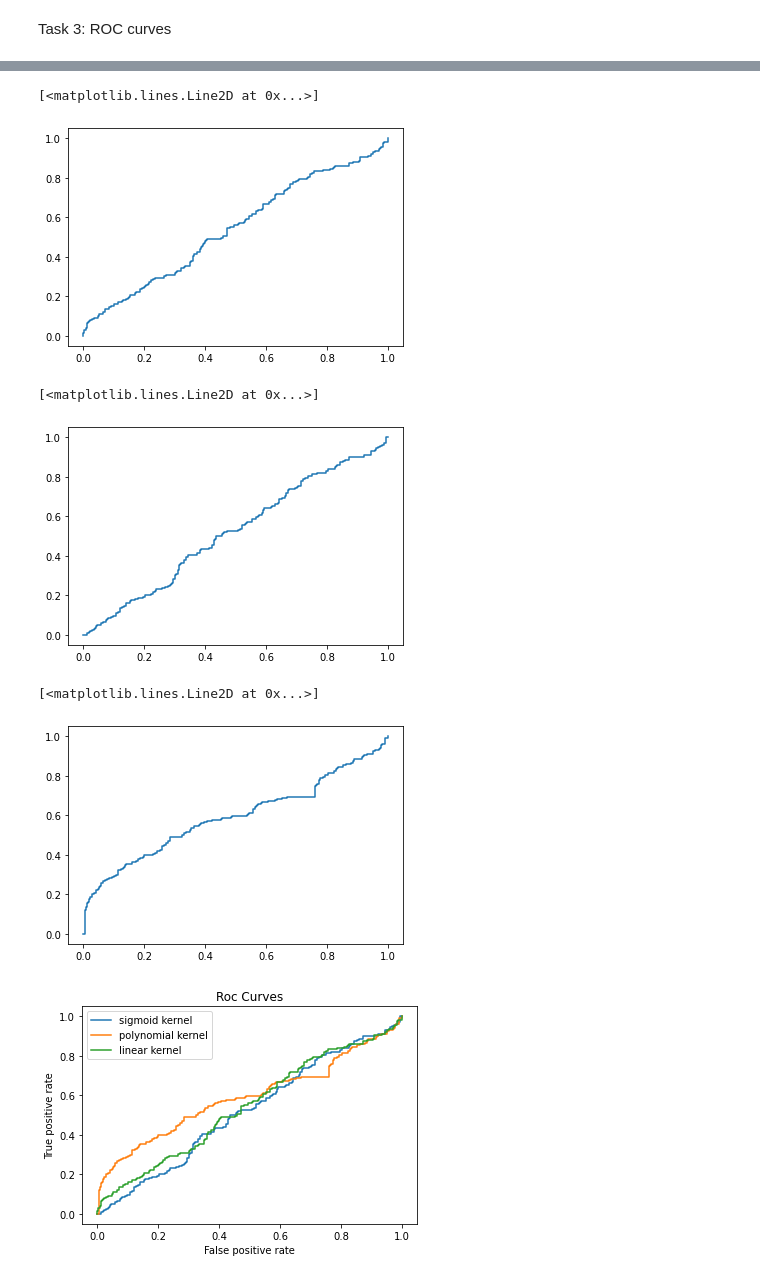
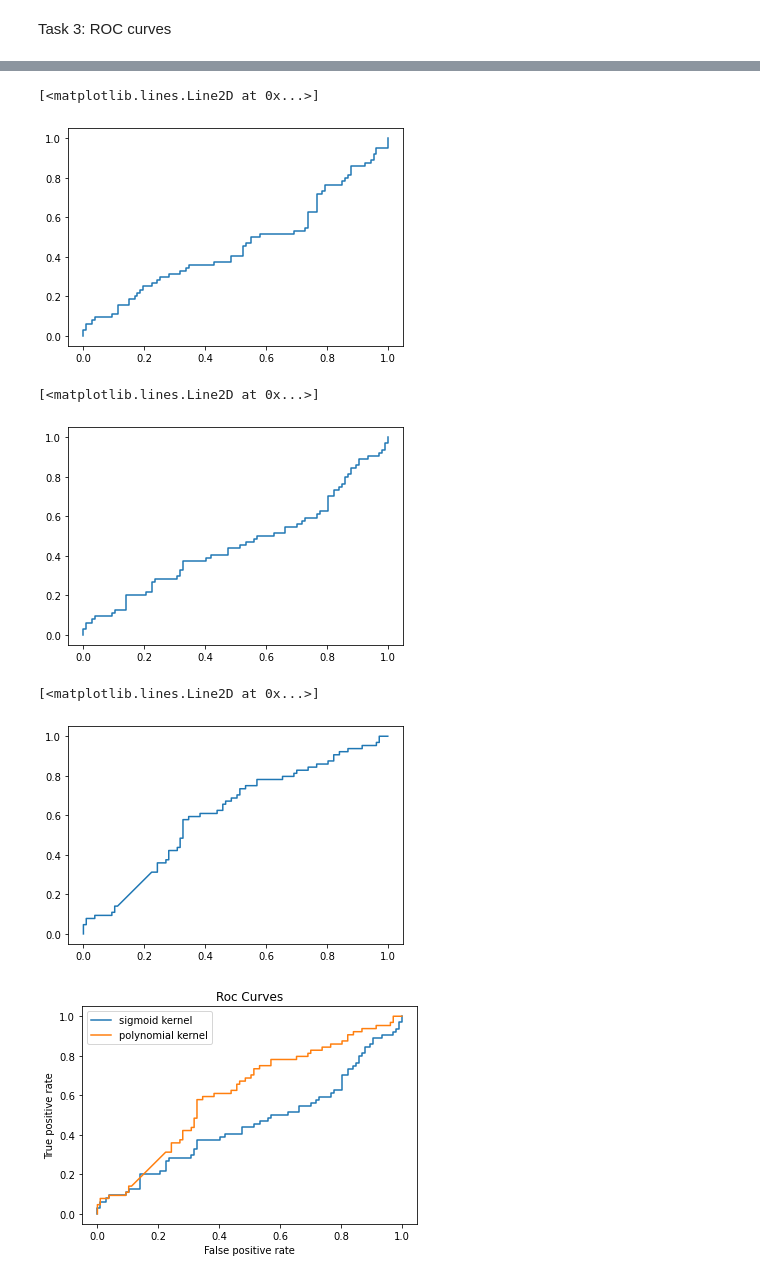
Before and after one commit to mdittschar/Sequence_Bioinformatics, a Jupyter notebook: src/assignment11/SBI_Assignment11_Auckenthaler_Dittschar.ipynb, the cells around one changed output, grey strips where cells are left out. Drawn from its saved outputs; the diff is of its cells as text; code cells hidden in the pictures.

Commit message:
train test split

```diff
--- a/src/assignment11/SBI_Assignment11_Auckenthaler_Dittschar.ipynb
+++ b/src/assignment11/SBI_Assignment11_Auckenthaler_Dittschar.ipynb
@@ -74,4 +82,5 @@ df_two = df_two.drop([2], axis=1)
 df_binary_Class = df_two.rename(columns={4: "Class"})
 X = df_binary_Class.loc[:, ~data.columns.isin(['ID', 'Class'])]
 y = df_binary_Class.Class
+X_train, X_test, y_train, y_test = train_test_split(X, y, random_state=0)
 # %%
@@ -87,44 +93,44 @@ plt.plot(lin_fpr, lin_tpr)
 # %%
 #gaussian kernel
 clf_rad = svm.SVC(kernel='rbf', C=C, random_state=1, probability=True)
-clf_rad.fit(X,y)
-y_pred = clf_rad.predict_proba(X)
-rbf_fpr, rbf_tpr, rbf_thresholds = roc_curve(y, y_pred[:,1])
+clf_rad.fit(X_train,y_train)
+y_pred_test = clf_rad.predict_proba(X_test)
+rbf_fpr, rbf_tpr, rbf_thresholds = roc_curve(y_test, y_pred_test[:,1])
 plt.plot(rbf_fpr, rbf_tpr)
 # %% [output]
 [<matplotlib.lines.Line2D at 0x...>]
-[figure, old version]
+[figure, new version]
 # %%
 #sigmoid kernel
 clf_sig = svm.SVC(kernel='sigmoid', C=C, random_state=1, probability=True)
-clf_sig.fit(X,y)
-y_pred_sig = clf_sig.predict_proba(X)
-sig_fpr, sig_tpr, sig_thresholds = roc_curve(y, y_pred_sig[:,1])
+clf_sig.fit(X_train,y_train)
+y_pred_sig = clf_sig.predict_proba(X_test)
+sig_fpr, sig_tpr, sig_thresholds = roc_curve(y_test, y_pred_sig[:,1])
 plt.plot(sig_fpr, sig_tpr)
 # %% [output]
 [<matplotlib.lines.Line2D at 0x...>]
-[figure, old version]
+[figure, new version]
 # %%
 #polynomial kernel
 clf_poly = svm.SVC(kernel='poly', degree=2, C=C, random_state=1, probability=True)
-clf_poly.fit(X,y)
-y_pred_poly = clf_poly.predict_proba(X)
-poly_fpr, poly_tpr, poly_thresholds = roc_curve(y, y_pred_poly[:,1])
+clf_poly.fit(X_train,y_train)
+y_pred_poly = clf_poly.predict_proba(X_test)
+poly_fpr, poly_tpr, poly_thresholds = roc_curve(y_test, y_pred_poly[:,1])
 plt.plot(poly_fpr, poly_tpr)
 # %% [output]
 [<matplotlib.lines.Line2D at 0x...>]
-[figure, old version]
+[figure, new version]
 # %%
 #plt.plot(rbf_fpr, rbf_tpr, label='radial kernel')
 plt.plot(sig_fpr, sig_tpr, label='sigmoid kernel')
 plt.plot(poly_fpr, poly_tpr, label='polynomial kernel')
-plt.plot(lin_fpr, lin_tpr, label='linear kernel')
+#plt.plot(lin_fpr, lin_tpr, label='linear kernel')
 plt.title('Roc Curves')
 plt.ylabel('True positive rate')
 plt.xlabel('False positive rate')
 plt.legend()
 plt.show()
 # %% [output]
-[figure, old version]
+[figure, new version]
 # %%
 from sklearn.metrics import auc
```
Also changed, not shown: parts of 5 cells of this notebook.
